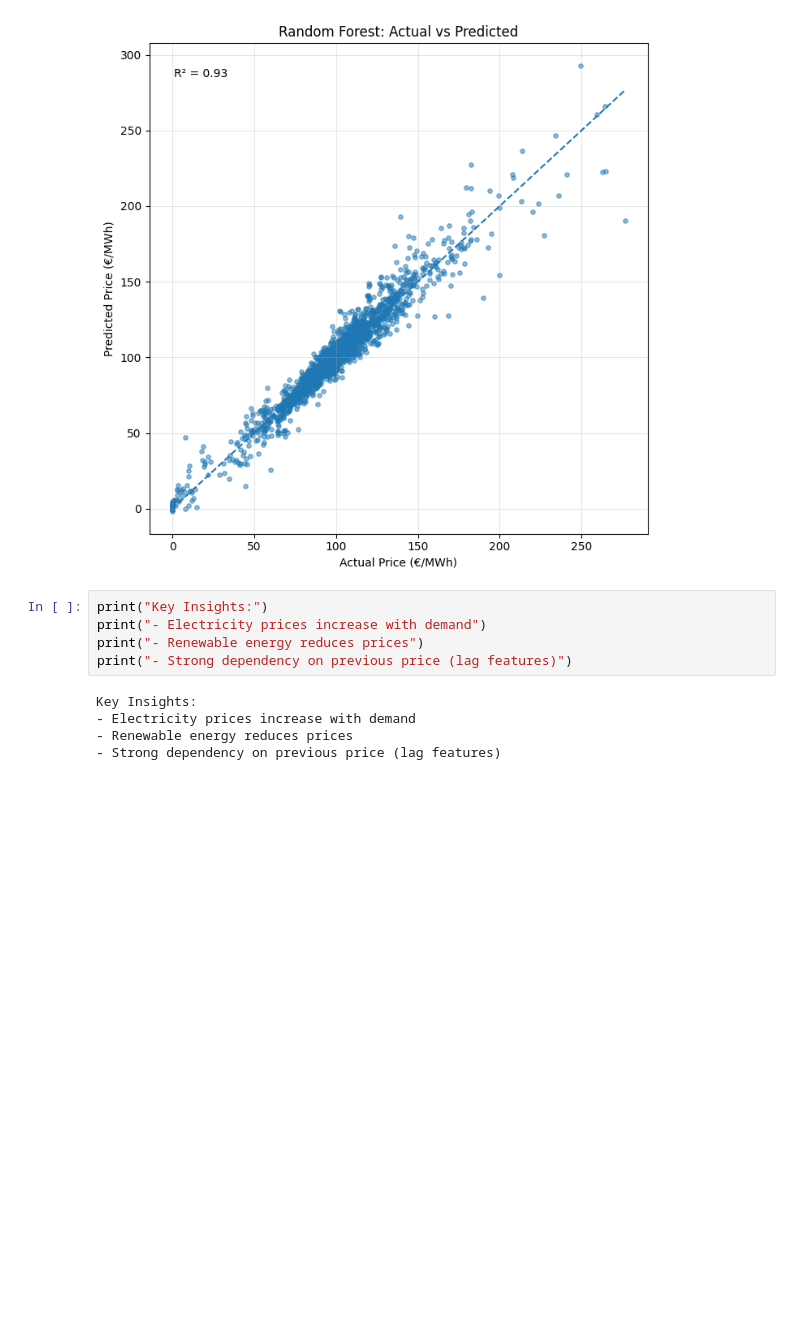
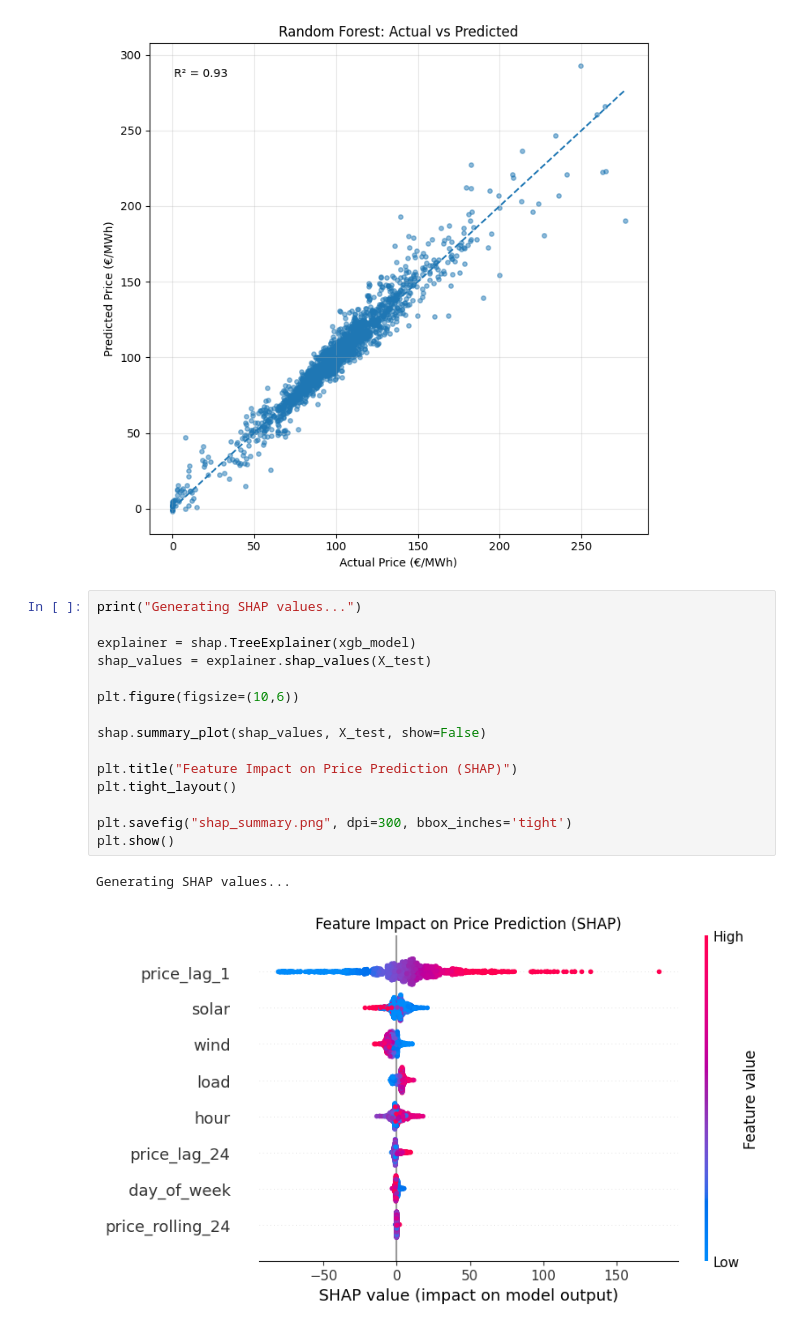
Before and after one commit to Parthrajsinh-Dabhi/German-Energy-Forecast, a Jupyter notebook: Notebooks/analysis.ipynb, the cells around one changed output. Saved outputs shown, nothing was run; the diff lists cells and outputs as text; blank space fills up the shorter version.

```diff
--- a/Notebooks/analysis.ipynb
+++ b/Notebooks/analysis.ipynb
@@ -191,13 +191,21 @@ plt.savefig("actual_vs_predicted.png", dpi=300)
 plt.show()
 # %% [output]
 [figure]
-# %%
-print("Key Insights:")
-print("- Electricity prices increase with demand")
-print("- Renewable energy reduces prices")
-print("- Strong dependency on previous price (lag features)")
-# %% [output]
-Key Insights:
-- Electricity prices increase with demand
-- Renewable energy reduces prices
-- Strong dependency on previous price (lag features)
+# %%
+print("Generating SHAP values...")
+
+explainer = shap.TreeExplainer(xgb_model)
+shap_values = explainer.shap_values(X_test)
+
+plt.figure(figsize=(10,6))
+
+shap.summary_plot(shap_values, X_test, show=False)
+
+plt.title("Feature Impact on Price Prediction (SHAP)")
+plt.tight_layout()
+
+plt.savefig("shap_summary.png", dpi=300, bbox_inches='tight')
+plt.show()
+# %% [output]
+Generating SHAP values...
+[figure, added]
```
Also changed, not shown: parts of 1 cell of this notebook, 1 other file.
